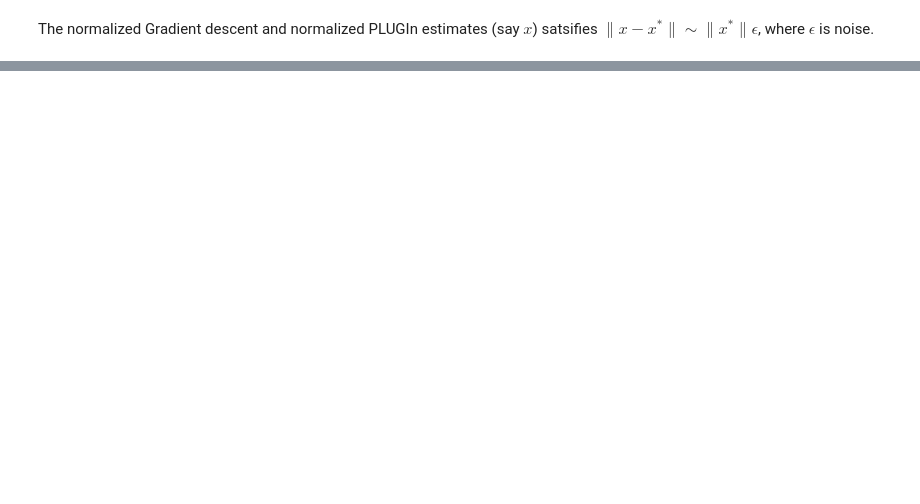
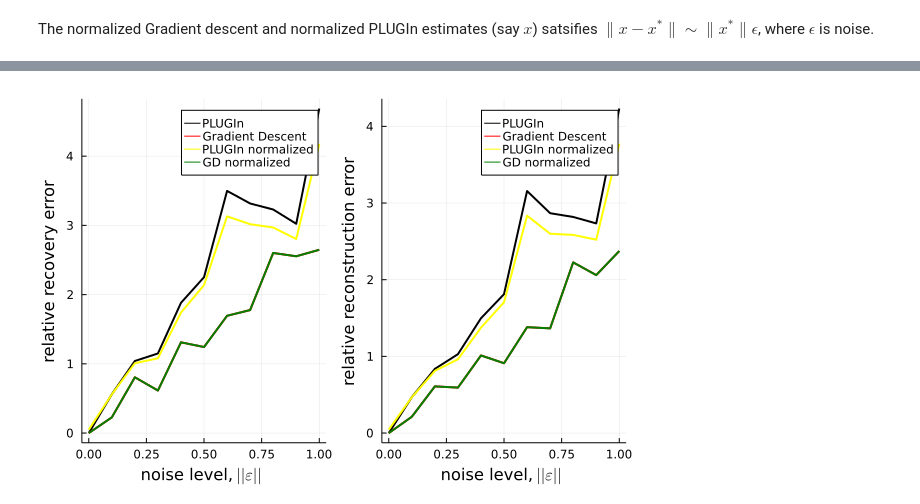
Before and after one commit to babhrujoshi/PLUGIn_Julia, a Jupyter notebook: PLUGIn_denoise_normalized.ipynb, the cells around one changed output, grey strips where cells are left out. Drawn from its saved outputs; the diff is of its cells as text; code cells hidden in the pictures; blank space fills up the shorter version.

```diff
--- a/PLUGIn_denoise_normalized.ipynb
+++ b/PLUGIn_denoise_normalized.ipynb
@@ -266,0 +409,10 @@ The normalized Gradient descent and normalized PLUGIn estimates (say $x$) satsif
+# %%
+#########  SNR  #################
+net_param = [5, 200, 750]
+G = create_network(net_param)
+W = normalized_weight_product(G)
+#################################
+p1, p2 = SNR(G)
+plot(p1, p2, layout = (1,2))
+# %% [output]
+[figure, added]
```
Also changed, not shown: parts of 5 cells of this notebook.
